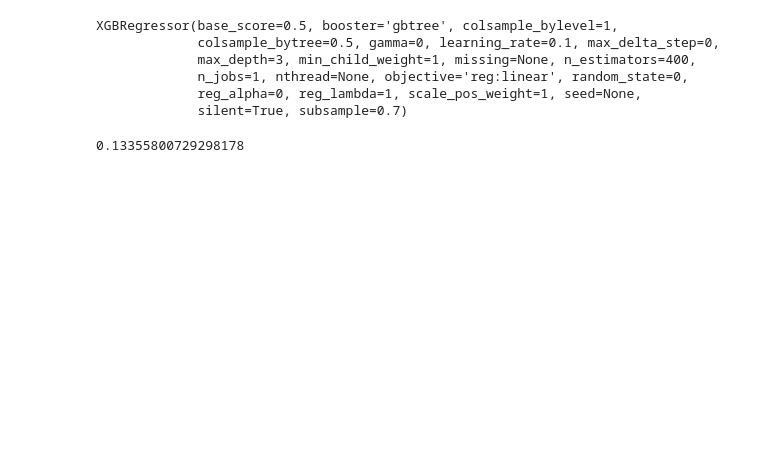
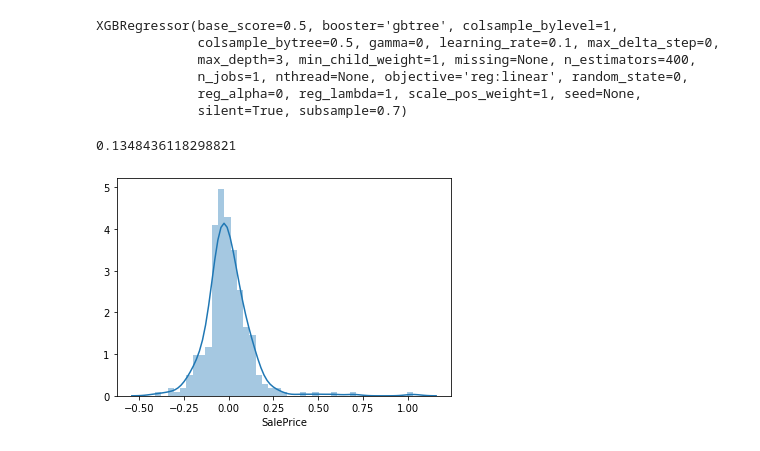
Before and after one commit to Simplon-IA-Bdx-1/house-prices-nicolasa-guillaume, a Jupyter notebook: XGBoost.ipynb, the cells around one changed output. Saved outputs shown, nothing was run; the diff lists cells and outputs as text; code cells hidden in the pictures; blank space fills up the shorter version.

```diff
--- a/XGBoost.ipynb
+++ b/XGBoost.ipynb
@@ -131,15 +117,3 @@ train80 = train80.drop(train80[train80.LotFrontage > 250].index)
 # %%
 train80.loc[:,'SalePrice']=np.log(train80.loc[:,'SalePrice'])
 valid20.loc[:,'SalePrice']=np.log(valid20.loc[:,'SalePrice'])
-# %%
-mean_price_neigh={}
-for name in list(train80.Neighborhood.unique()):
-    mean_price_neigh[name]=train80.loc[train80['Neighborhood']==name,'SalePrice'].mean()
-
-for name in list(train80.Neighborhood.unique()):
-    train80.loc[train80['Neighborhood']==name,'mean_price']=mean_price_neigh[name]
-    valid20.loc[valid20['Neighborhood']==name,'mean_price']=mean_price_neigh[name]
-    test.loc[test['Neighborhood']==name,'mean_price']=mean_price_neigh[name]
-
-# train80_qual['Neighborhood']
-#mean_price_neigh
@@ -158,3 +126,9 @@ for column in list(train80.columns):
         mean[column]=train80[column].mean()
         mode[column]=train80[column].mode()
         median[column]=train80[column].median()
+# %%
+mean_price_neigh={}
+
+neighborhoods = categories['Neighborhood']
+for name in list(neighborhoods):
+    mean_price_neigh[name]=train80.loc[train80['Neighborhood']==name,'SalePrice'].mean()
@@ -164,3 +160,14 @@ X_train = train80.drop(target_column, axis=1)
 y_train = train80[target_column]
 X_val = valid20.drop(target_column, axis=1)
 y_val = valid20[target_column]
+# %%
+for name in list(neighborhoods):
+    X_train.loc[X_train['Neighborhood']==name,'mean_price']=mean_price_neigh[name]
+    X_val.loc[X_val['Neighborhood']==name,'mean_price']=mean_price_neigh[name]
+    test.loc[test['Neighborhood']==name,'mean_price']=mean_price_neigh[name]
+X_train.loc[X_train['Neighborhood'].isna(),'mean_price']=mean['SalePrice']
+X_val.loc[X_val['Neighborhood'].isna(),'mean_price']=mean['SalePrice']
+test.loc[test['Neighborhood'].isna(),'mean_price']=mean['SalePrice']
+
+# train80_qual['Neighborhood']
+#mean_price_neigh
@@ -299,9 +336,14 @@ y_pred = model.predict(X_val)
 RMSLE = sqrt(mean_squared_error(y_val,y_pred))
 RMSLE
 # %% [output]
-0.13355800729298178
+0.1348436118298821
 # %%
 test_pred = model.predict(test)
 # %%
 submission = DataFrame({"SalePrice": np.exp (test_pred)}, index=test.index)
 submission.to_csv('test-prediction.csv')
+# %%
+sns.distplot(y_pred-y_val)
+plt.show()
+# %% [output]
+[figure, added]
```
Also changed, not shown: parts of 12 cells of this notebook.
